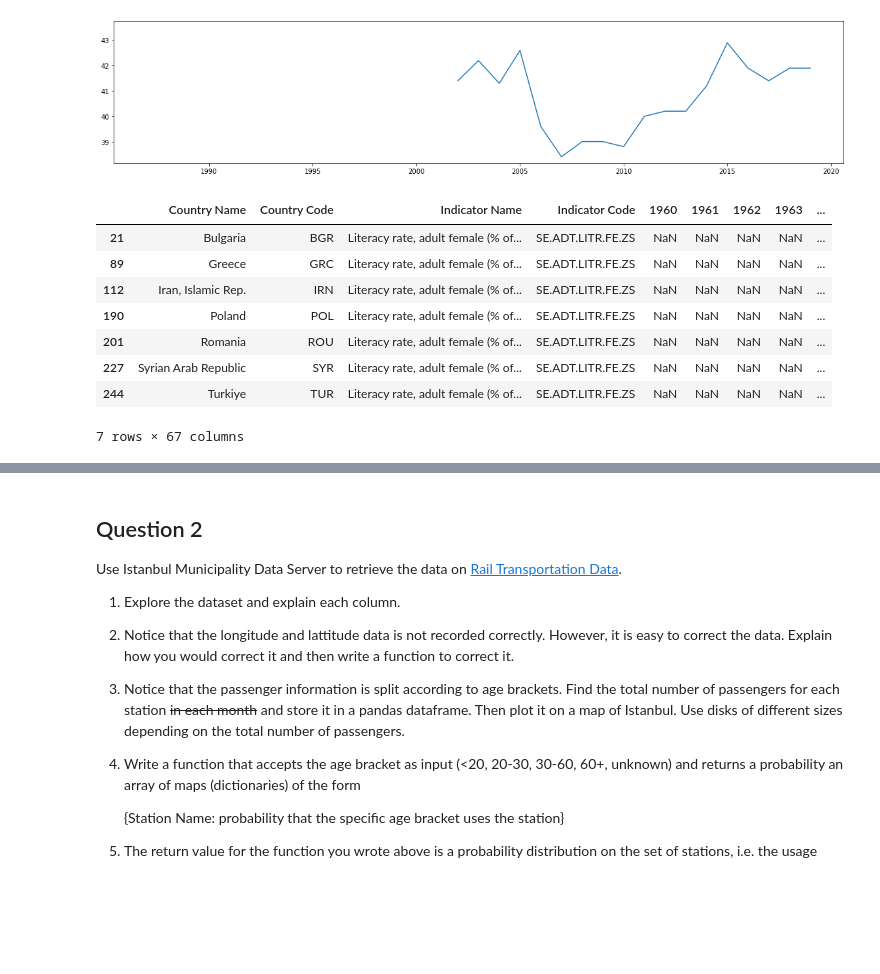
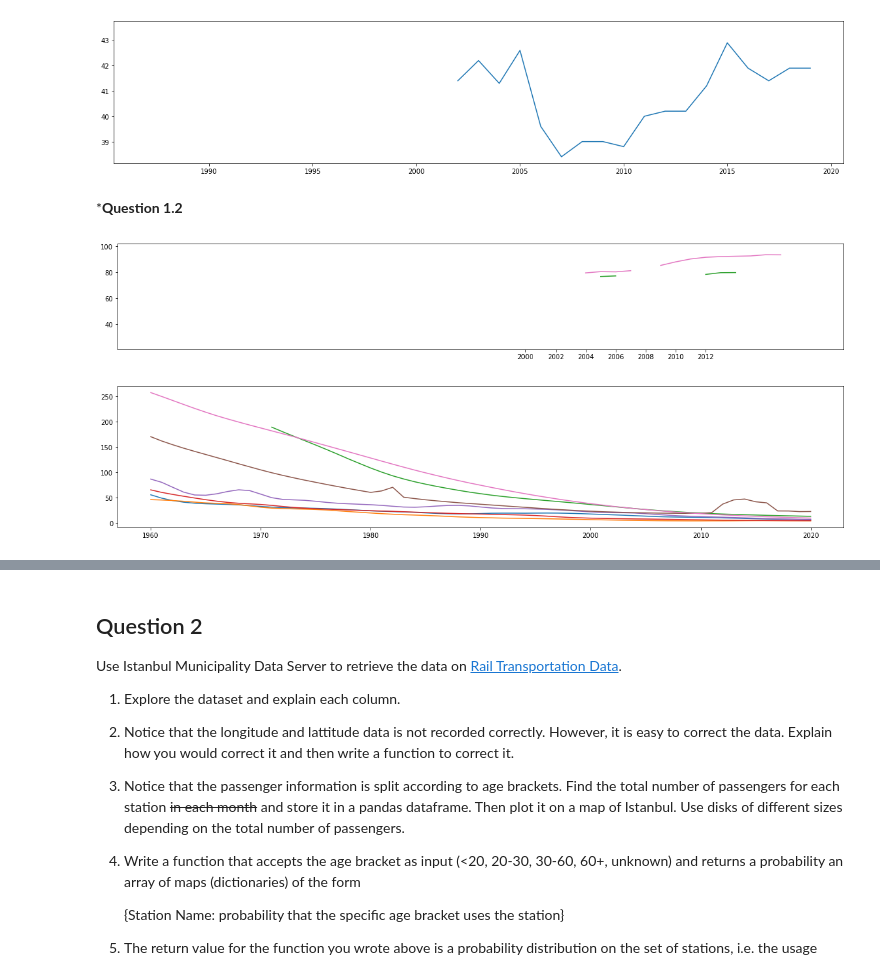
Before and after one commit to emirsglm/MAT388E-Data-Science-HW, a Jupyter notebook: HW1.ipynb, the cells around one changed output, grey strips where cells are left out. Drawn from its saved outputs; the diff is of its cells as text; code cells hidden in the pictures; blank space fills up the shorter version.

```diff
--- a/HW1.ipynb
+++ b/HW1.ipynb
@@ -74,23 +76,27 @@ giniTR = gini.loc[gini["Country Code"]=="TUR"]
 # %% [output]
 <AxesSubplot:>
 [figure]
+# %% [markdown]
+***Question 1.2**
 # %%
 
 
 literacyGLO = literacy.loc[(literacy["Country Code"]== "TUR") | (literacy["Country Code"]== "GRC") |
                             (literacy["Country Code"]== "BGR") | (literacy["Country Code"]== "ROU") |
                             (literacy["Country Code"]== "POL") | (literacy["Country Code"]== "SYR") |
                             (literacy["Country Code"]== "IRN")]
 
-
-literacyGLO
+for i in range(7):
+    (literacyGLO.iloc[i,4:]).plot(figsize=(20,3))
 # %% [output]
-|  | Country Name | Country Code | Indicator Name | Indicator Code | 1960 | 1961 | 1962 | 1963 | ... |
-| 21 | Bulgaria | BGR | Literacy rate, adult female (% of... | SE.ADT.LITR.FE.ZS | NaN | NaN | NaN | NaN | ... |
-| 89 | Greece | GRC | Literacy rate, adult female (% of... | SE.ADT.LITR.FE.ZS | NaN | NaN | NaN | NaN | ... |
-| 112 | Iran, Islamic Rep. | IRN | Literacy rate, adult female (% of... | SE.ADT.LITR.FE.ZS | NaN | NaN | NaN | NaN | ... |
-| 190 | Poland | POL | Literacy rate, adult female (% of... | SE.ADT.LITR.FE.ZS | NaN | NaN | NaN | NaN | ... |
-| 201 | Romania | ROU | Literacy rate, adult female (% of... | SE.ADT.LITR.FE.ZS | NaN | NaN | NaN | NaN | ... |
-| 227 | Syrian Arab Republic | SYR | Literacy rate, adult female (% of... | SE.ADT.LITR.FE.ZS | NaN | NaN | NaN | NaN | ... |
-| 244 | Turkiye | TUR | Literacy rate, adult female (% of... | SE.ADT.LITR.FE.ZS | NaN | NaN | NaN | NaN | ... |
-7 rows × 67 columns
+[figure, added]
+# %%
+mortalityGLO = mortality.loc[(mortality["Country Code"]== "TUR") | (mortality["Country Code"]== "GRC") |
+                            (mortality["Country Code"]== "BGR") | (mortality["Country Code"]== "ROU") |
+                            (mortality["Country Code"]== "POL") | (mortality["Country Code"]== "SYR") |
+                            (mortality["Country Code"]== "IRN")]
+
+for i in range(7):
+    (mortalityGLO.iloc[i,4:]).plot(figsize=(20,4))
+# %% [output]
+[figure, added]
```
Also changed, not shown: parts of 3 cells of this notebook.
